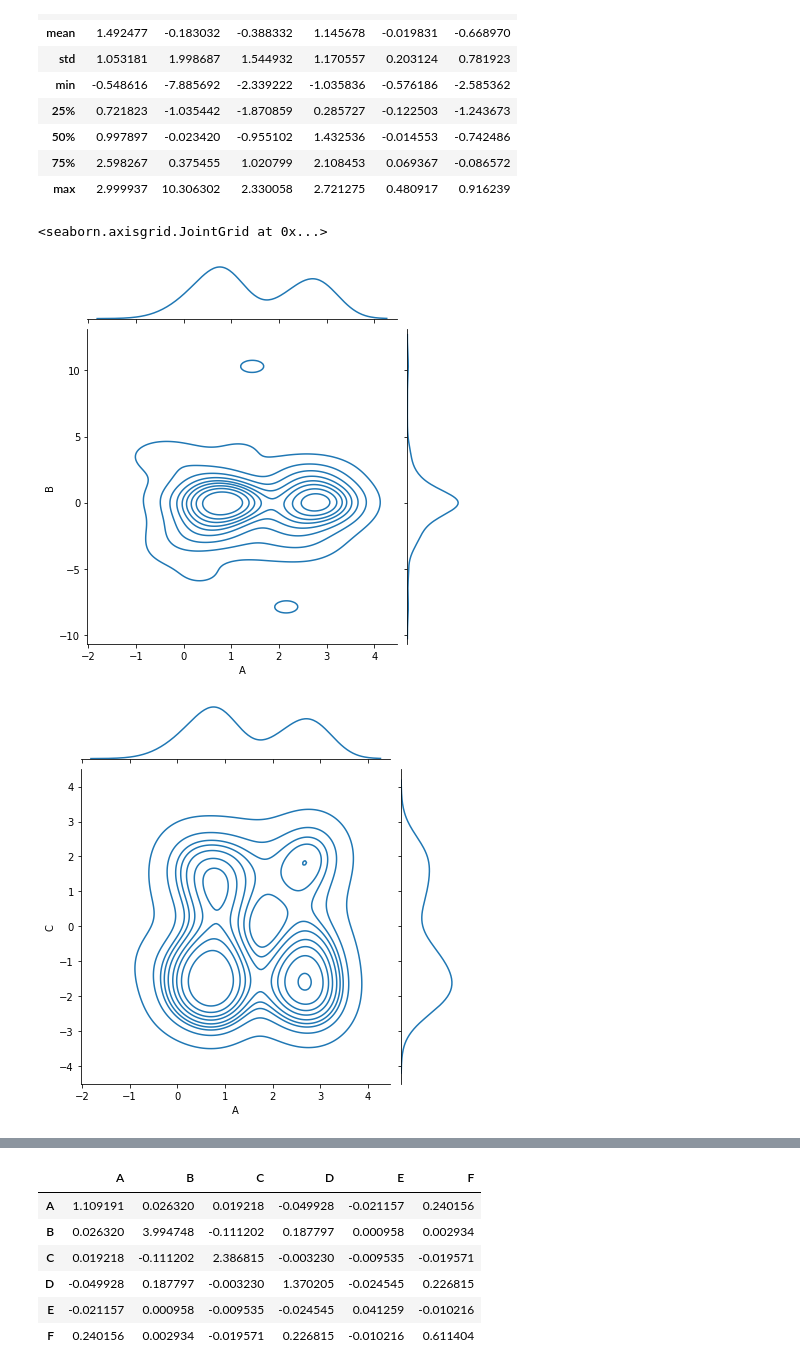
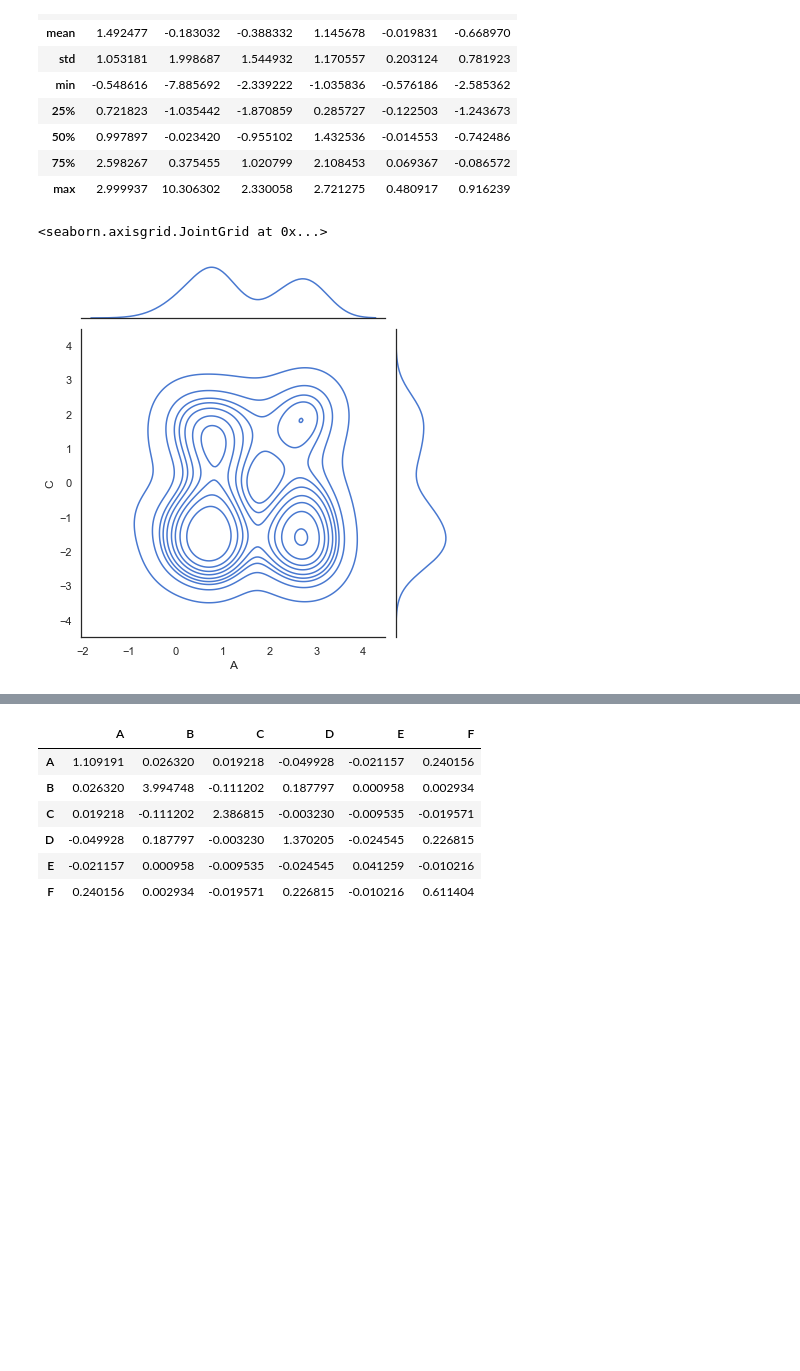
Before and after one commit to Maplewarrior/02463---Causality-project, a Jupyter notebook: 02463 Causality.ipynb, the cells around one changed output, grey strips where cells are left out. Cells and saved outputs as stored; diff of their text form; code cells hidden in the pictures; blank space fills up the shorter version.

Commit message:
Created plot matrices with joint plots and table with p_values

```diff
--- a/02463 Causality.ipynb
+++ b/02463 Causality.ipynb
@@ -206,22 +269,26 @@ df_raw.describe()
 # %%
 df = df_raw
 A = df["A"]
 B = df["B"]
 C = df["C"]
 D = df["D"]
 E = df["E"]
 F = df["F"]
-sns.jointplot(data={'A':A,'B':B},x='A',y='B',kind='kde')
-sns.jointplot(data={'A':A,'C':C},x='A',y='C',kind='kde')
-sns.jointplot(data={'A':A,'D':D},x='A',y='D',kind='kde')
-sns.jointplot(data={'A':A,'E':E},x='A',y='E',kind='kde')
-sns.jointplot(data={'A':A,'F':F},x='A',y='F',kind='kde')
+# sns.jointplot(data={'A':A,'B':B},x='A',y='B',kind='kde')
+# sns.jointplot(data={'A':A,'C':C},x='A',y='C',kind='kde')
+# sns.jointplot(data={'A':A,'D':D},x='A',y='D',kind='kde')
+# sns.jointplot(data={'A':A,'E':E},x='A',y='E',kind='kde')
+# sns.jointplot(data={'A':A,'F':F},x='A',y='F',kind='kde')
 
 #sns.jointplot(data={'B':B,'C':C},x='B',y='C',kind='kde')
 #sns.jointplot(data={'C':C,'D':D},x='C',y='D',kind='kde')
 #sns.jointplot(data={'D':D,'E':E},x='D',y='E',kind='kde')
 #sns.jointplot(data={'E':E,'F':F},x='E',y='F',kind='kde')
+
+
+# Joint plot matrix
+# sns.jointplot(data={'A':A,'B':B,'C':C,'D':D,'E':E,'F':F},x='A',y='B',kind='kde')
+sns.jointplot(data={'A':A,'B':B,'C':C,'D':D,'E':E,'F':F},x='A',y='C',kind='kde')
 # %% [output]
 <seaborn.axisgrid.JointGrid at 0x...>
-[figure, old version]
+[figure, new version]
-[figure, removed]
```
Also changed, not shown: parts of 6 cells of this notebook, 8 other files.
